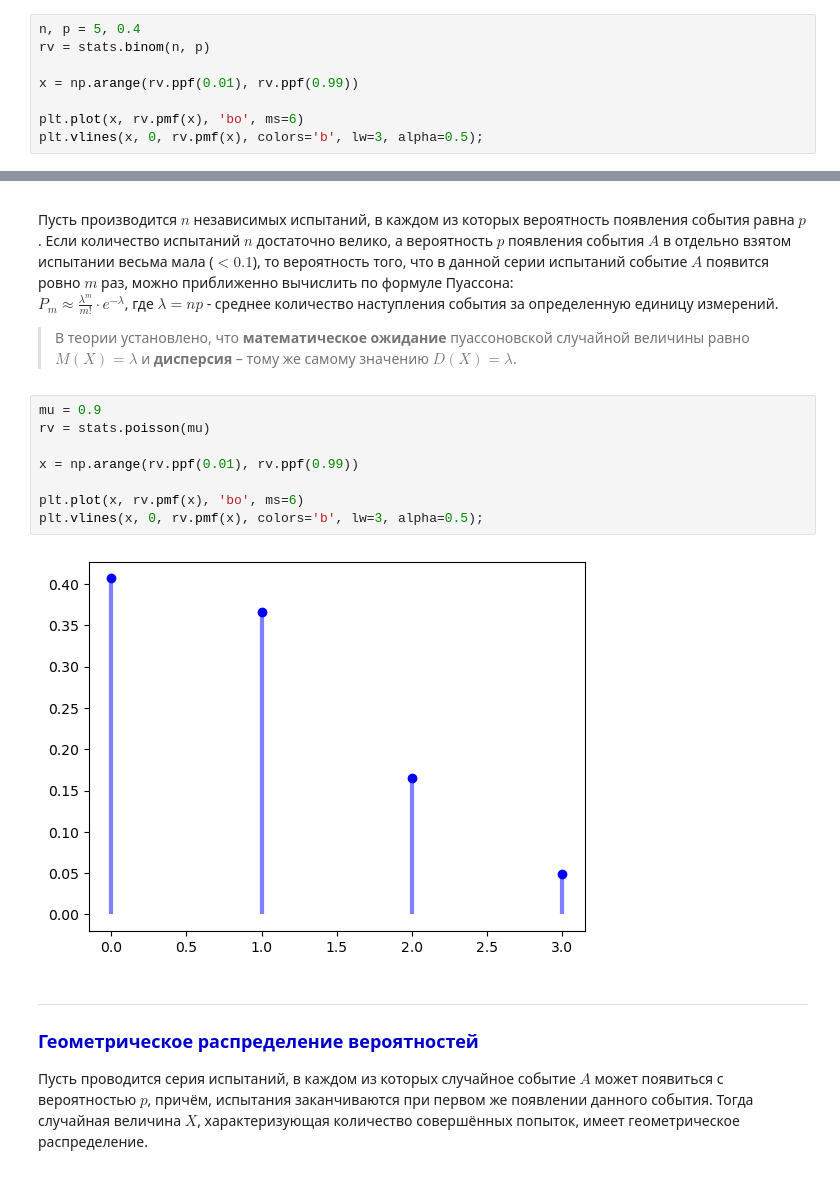
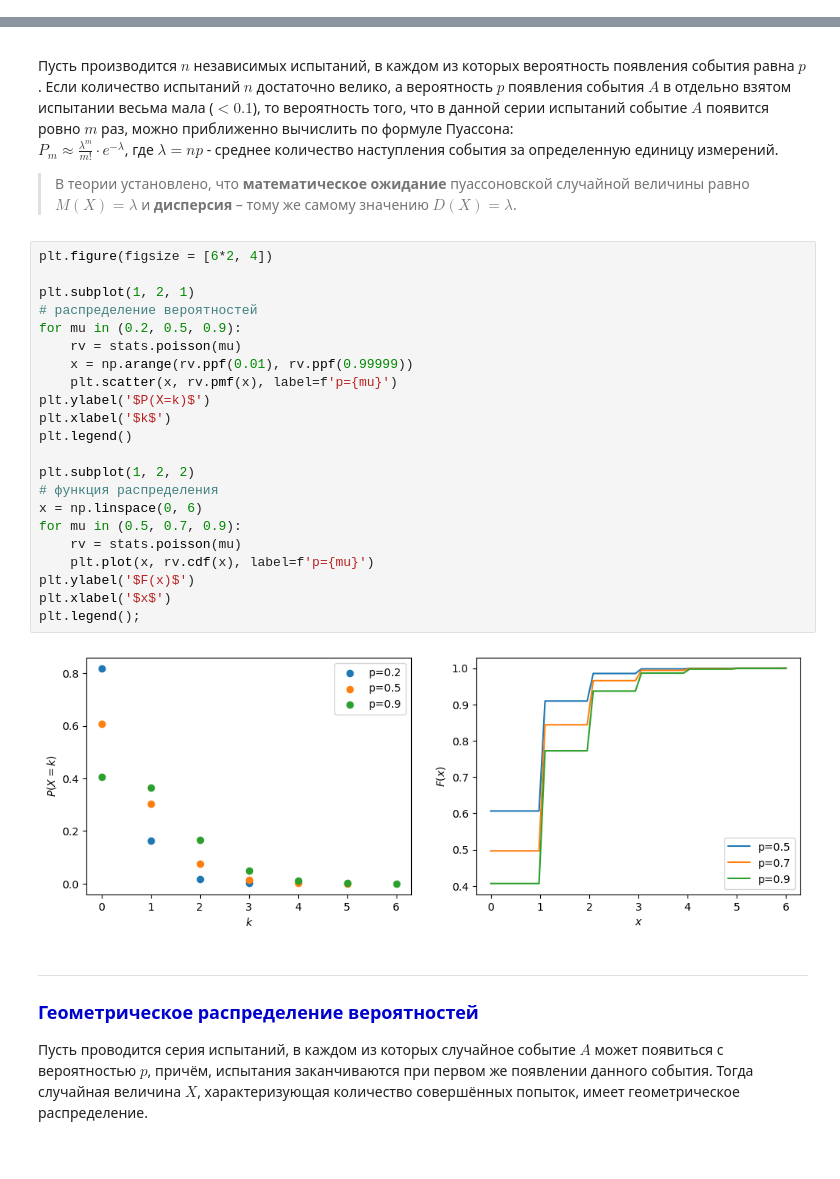
Before and after one commit to TanXmas/ProbabilityTheory_and_Statistics, a Jupyter notebook: PT_02_Random values. Discrete random value.ipynb, the cells around one changed output, grey strips where cells are left out. Drawn from its saved outputs; the diff is of its cells as text.

Commit message:
Update PT02 (plot)

```diff
--- a/PT_02_Random values. Discrete random value.ipynb
+++ b/PT_02_Random values. Discrete random value.ipynb
@@ -195,11 +195,3 @@ $x_i=\{0,1,2,\ldots,n\}$ – сколько раз может появиться
 
 Вероятности $p_i$ представляют собой **члены бинома Ньютона**. По формуле бинома:
 $C_n^{0}p^{0}q^{n} + C_n^{1}p^{1}q^{n-1} + C_n^{2}p^{2}q^{n-2} + \ldots + C_n^{n-1}p^{n-1}q^{1} + C_n^{n}p^{n}q^{0} = (q+p)^n = 1^n = 1$
-# %%
-n, p = 5, 0.4
-rv = stats.binom(n, p)
-
-x = np.arange(rv.ppf(0.01), rv.ppf(0.99))
-
-plt.plot(x, rv.pmf(x), 'bo', ms=6)
-plt.vlines(x, 0, rv.pmf(x), colors='b', lw=3, alpha=0.5);
@@ -215,15 +234,29 @@ $\displaystyle P_m\approx \frac{λ^m}{m!}\cdot e^{-λ}$, где $λ = np$ - ср
 
 >В теории установлено, что **математическое ожидание** пуассоновской случайной величины равно $M(X)=\lambda$ и **дисперсия** – тому же самому значению $D(X)=\lambda$.
 # %%
-mu = 0.9
-rv = stats.poisson(mu)
+plt.figure(figsize = [6*2, 4])
 
-x = np.arange(rv.ppf(0.01), rv.ppf(0.99))
+plt.subplot(1, 2, 1)
+# распределение вероятностей
+for mu in (0.2, 0.5, 0.9):
+    rv = stats.poisson(mu)
+    x = np.arange(rv.ppf(0.01), rv.ppf(0.99999))
+    plt.scatter(x, rv.pmf(x), label=f'p={mu}')
+plt.ylabel('$P(X=k)$')
+plt.xlabel('$k$')
+plt.legend()
 
-plt.plot(x, rv.pmf(x), 'bo', ms=6)
-plt.vlines(x, 0, rv.pmf(x), colors='b', lw=3, alpha=0.5);
+plt.subplot(1, 2, 2)
+# функция распределения
+x = np.linspace(0, 6)
+for mu in (0.5, 0.7, 0.9):
+    rv = stats.poisson(mu)
+    plt.plot(x, rv.cdf(x), label=f'p={mu}')
+plt.ylabel('$F(x)$')
+plt.xlabel('$x$')
+plt.legend();
 # %% [output]
-[figure, old version]
+[figure, new version]
 # %% [markdown]
 ___
 ### <font color = MediumBlue size = 4> <b>Геометрическое распределение вероятностей</b> </font>
```
Also changed, not shown: parts of 6 cells of this notebook.
